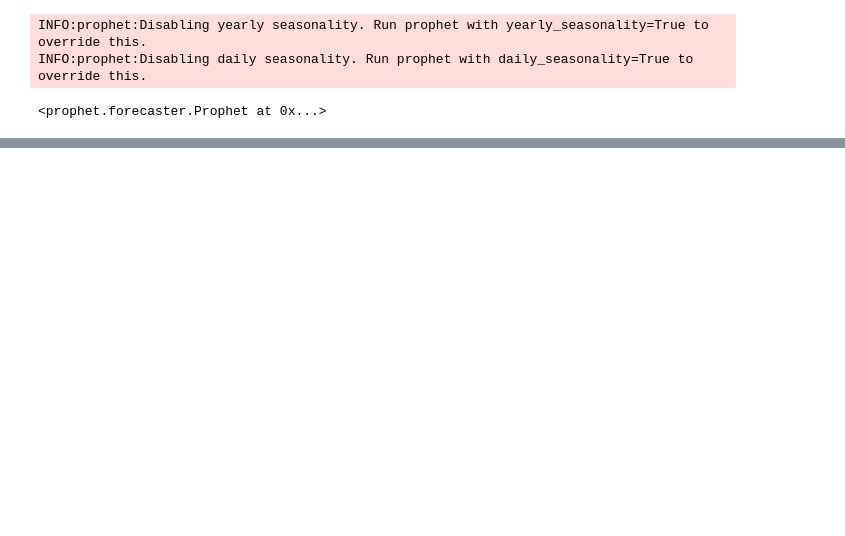
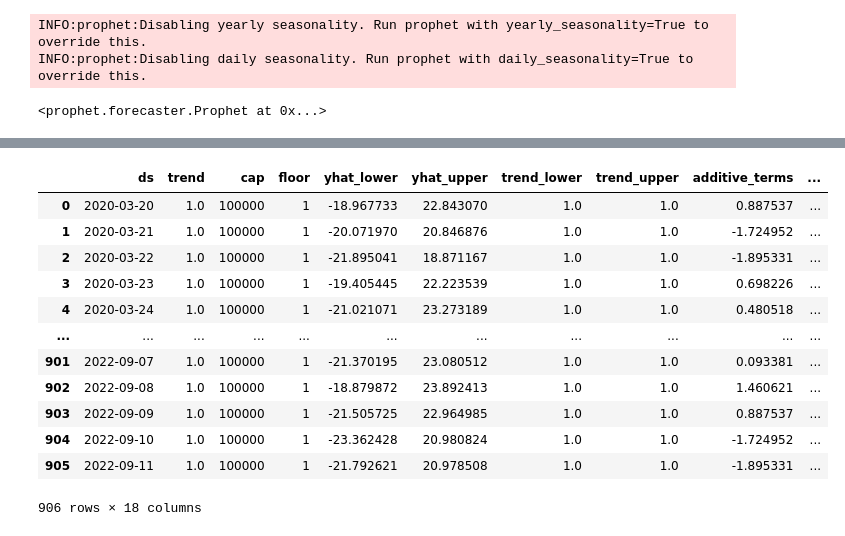
Before and after one commit to Bensylent/ZWE_Covid_TSA, a Jupyter notebook: ZWE_Cases_forecast.ipynb, the cells around one changed output, grey strips where cells are left out. Cells and saved outputs as stored; diff of their text form; code cells hidden in the pictures; blank space fills up the shorter version.

```diff
--- a/ZWE_Cases_forecast.ipynb
+++ b/ZWE_Cases_forecast.ipynb
@@ -954 +971,17 @@ resultDeaths[['ds', 'yhat', 'yhat_lower', 'yhat_upper']]
 906 rows × 4 columns
+# %%
+resultDeaths
+# %% [output]
+|  | ds | trend | cap | floor | yhat_lower | yhat_upper | trend_lower | trend_upper | additive_terms | ... |
+| 0 | 2020-03-20 | 1.0 | 100000 | 1 | -18.967733 | 22.843070 | 1.0 | 1.0 | 0.887537 | ... |
+| 1 | 2020-03-21 | 1.0 | 100000 | 1 | -20.071970 | 20.846876 | 1.0 | 1.0 | -1.724952 | ... |
+| 2 | 2020-03-22 | 1.0 | 100000 | 1 | -21.895041 | 18.871167 | 1.0 | 1.0 | -1.895331 | ... |
+| 3 | 2020-03-23 | 1.0 | 100000 | 1 | -19.405445 | 22.223539 | 1.0 | 1.0 | 0.698226 | ... |
+| 4 | 2020-03-24 | 1.0 | 100000 | 1 | -21.021071 | 23.273189 | 1.0 | 1.0 | 0.480518 | ... |
+| ... | ... | ... | ... | ... | ... | ... | ... | ... | ... | ... |
+| 901 | 2022-09-07 | 1.0 | 100000 | 1 | -21.370195 | 23.080512 | 1.0 | 1.0 | 0.093381 | ... |
+| 902 | 2022-09-08 | 1.0 | 100000 | 1 | -18.879872 | 23.892413 | 1.0 | 1.0 | 1.460621 | ... |
+| 903 | 2022-09-09 | 1.0 | 100000 | 1 | -21.505725 | 22.964985 | 1.0 | 1.0 | 0.887537 | ... |
+| 904 | 2022-09-10 | 1.0 | 100000 | 1 | -23.362428 | 20.980824 | 1.0 | 1.0 | -1.724952 | ... |
+| 905 | 2022-09-11 | 1.0 | 100000 | 1 | -21.792621 | 20.978508 | 1.0 | 1.0 | -1.895331 | ... |
+906 rows × 18 columns
```
Also changed, not shown: parts of 10 cells of this notebook.
